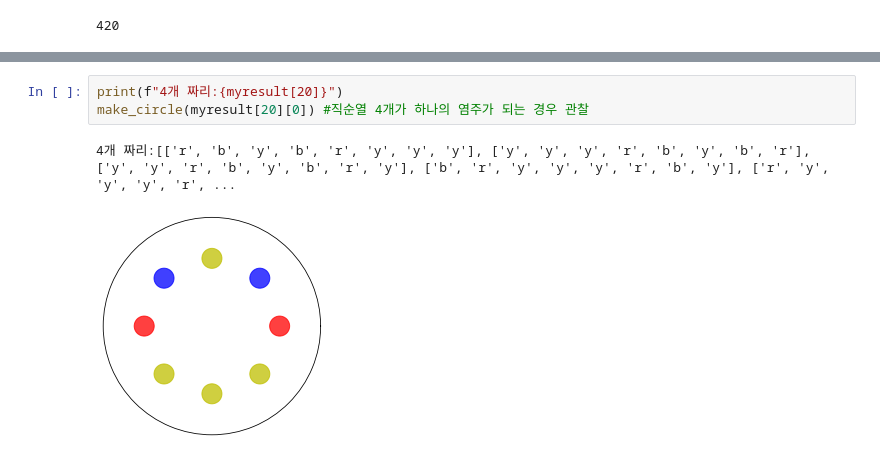
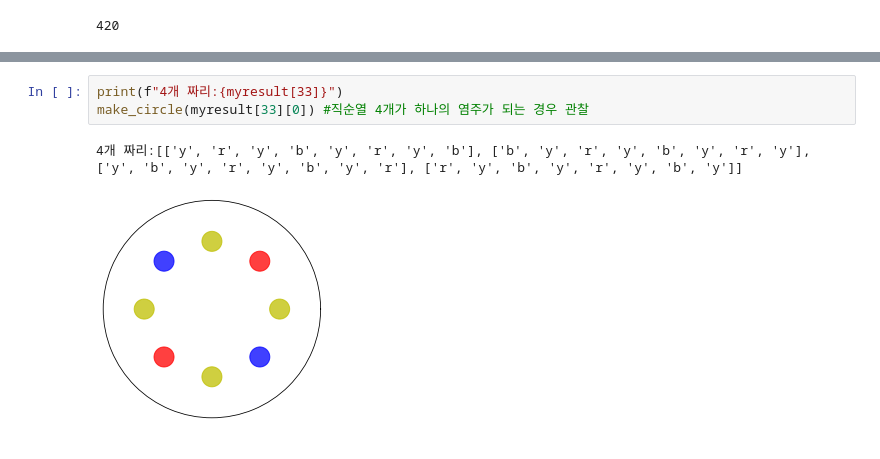
Before and after one commit to nck2/stat, a Jupyter notebook: 같은 것이 있는 염주순열 문제 검증.ipynb, the cells around one changed output, grey strips where cells are left out. Saved outputs shown, nothing was run; the diff lists cells and outputs as text.

```diff
--- a/같은 것이 있는 염주순열 문제 검증.ipynb
+++ b/같은 것이 있는 염주순열 문제 검증.ipynb
@@ -250,9 +250,9 @@ for j,i in enumerate(myresult.values(),1):
 # %%
-print(f"4개 짜리:{myresult[20]}")
-make_circle(myresult[20][0]) #직순열 4개가 하나의 염주가 되는 경우 관찰
+print(f"4개 짜리:{myresult[33]}")
+make_circle(myresult[33][0]) #직순열 4개가 하나의 염주가 되는 경우 관찰
 # %% [output]
-4개 짜리:[['r', 'b', 'y', 'b', 'r', 'y', 'y', 'y'], ['y', 'y', 'y', 'r', 'b', 'y', 'b', 'r'], ['y', 'y', 'r', 'b', 'y', 'b', 'r', 'y'], ['b', 'r', 'y', 'y', 'y', 'r', 'b', 'y'], ['r', 'y', 'y', 'y', 'r', ...
+4개 짜리:[['y', 'r', 'y', 'b', 'y', 'r', 'y', 'b'], ['b', 'y', 'r', 'y', 'b', 'y', 'r', 'y'], ['y', 'b', 'y', 'r', 'y', 'b', 'y', 'r'], ['r', 'y', 'b', 'y', 'r', 'y', 'b', 'y']]
-[figure, old version]
+[figure, new version]
 # %%
 # 서로다른 33개 그림, 출력
 for j,i in enumerate(myresult.values(),1):
```
Also changed, not shown: parts of 9 cells of this notebook.
